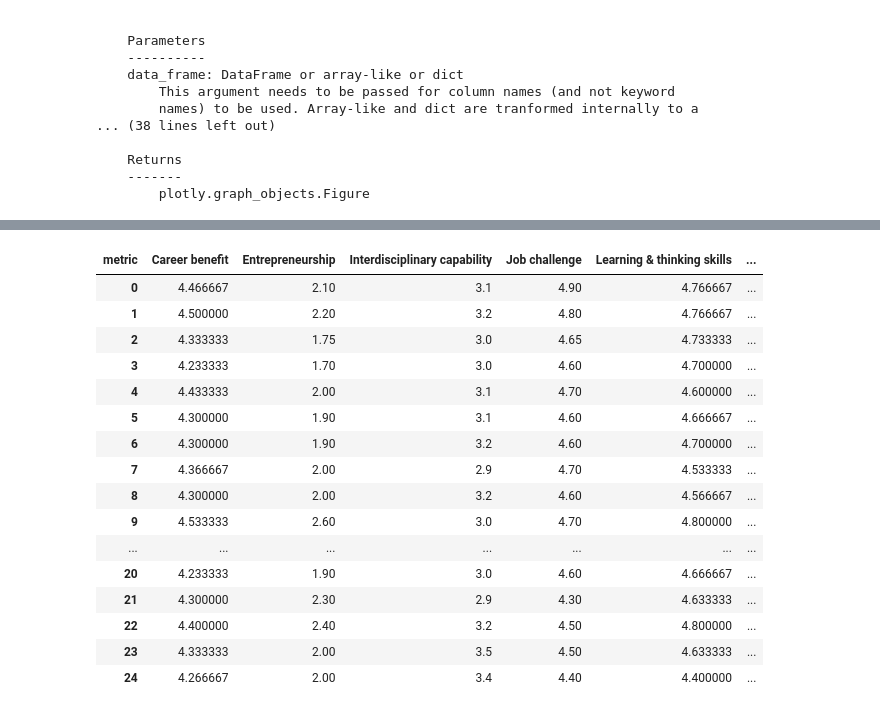
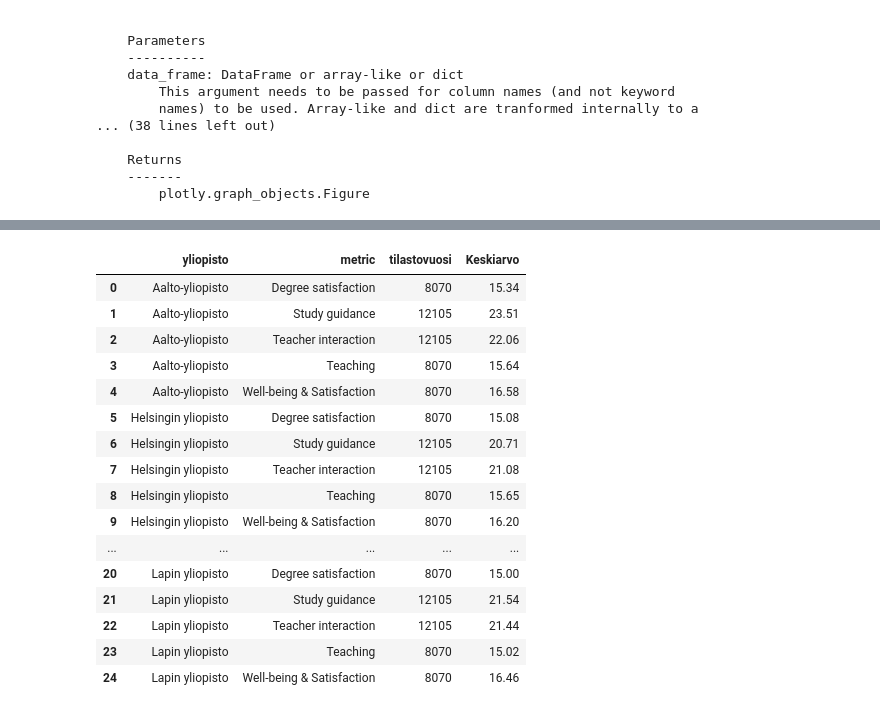
Before and after one commit to nopomi/fin-uni-data-visualization, a Jupyter notebook: data_loading_04_2020.ipynb, the cells around one changed output, grey strips where cells are left out. Saved outputs shown, nothing was run; the diff lists cells and outputs as text; code cells hidden in the pictures.

Commit message:
Completed filters and rough styling of all figures. Switched to using facet plots for figs 3-6. TODO: fixing career feedback and employment university indexes (some don't match).

```diff
--- a/data_loading_04_2020.ipynb
+++ b/data_loading_04_2020.ipynb
@@ -359,0 +354,19 @@ career_feedback.drop(['yliopisto-tilastovuosi'], axis=1, inplace=True)
+# %%
+student_feedback = pd.read_csv('data/opiskelijapalaute_data.csv')
+student_feedback = student_feedback[['väittämä', 'yliopisto', 'tilastovuosi', 'Keskiarvo (rahoitusmalli)']]
+student_feedback = student_feedback.rename(columns={'Keskiarvo (rahoitusmalli)':'Keskiarvo', 'väittämä':'metric'})
+student_feedback['metric'] = student_feedback['metric'].map({
+    'Voin hyvin yliopistossani.':'Well-being & Satisfaction',
+    'Olen tyytyväinen omaan opiskeluuni.':'Well-being & Satisfaction',
+    'Minun on ollut helppoa löytää opintoihini liittyvää tietoa ja tukea.':'Study guidance',
+    'Ongelmatilanteissa olen tarvittaessa löytänyt henkilön, jolta olen voinut pyytää neuvoa.':'Study guidance',
+    'Tarjolla on ollut riittävästi ohjausta opintojen suunnitteluun.':'Study guidance',
+    'Olen ollut  tyytyväinen käytettyihin opetusmenetelmiin.':'Teaching',
+    'Opetus on ollut  mielestäni pääosin laadukasta.':'Teaching',
+    'Olen ollut tyytyväinen vuorovaikutukseeni opetushenkilökunnan kanssa.':'Teacher interaction',
+    'Opettajilta saamani palaute on auttanut minua opinnoissani.':'Teacher interaction',
+    'Olen ollut tyytyväinen opinto-ohjelmani tarjoamiin vaikutus- ja osallistumismahdollisuuksiin (esim. opetussuunnitteluun osallistuminen ja palautteen antamisen mahdollisuudet).':'Teacher interaction',
+    'Koulutukseni on vastannut  sille asetettuja tavoitteita.':'Degree satisfaction',
+    'Koulutuksen myötä kehittynyt osaamiseni vastaa odotuksiani.':'Degree satisfaction',
+    'Tarjolla on ollut riittävästi ohjausta kandidaatin tutkielman laatimiseen/opinnäytteen tekemiseen.':'Thesis guidance'
+})
@@ -360,20 +380,26 @@ career_feedback.drop(['yliopisto-tilastovuosi'], axis=1, inplace=True)
+# %%
+values=[2017,2018]
+# %%
+filtered_sfeedback = student_feedback[student_feedback['tilastovuosi'].between(values[0], values[1])]
+# %%
+filtered_sfeedback = filtered_sfeedback.groupby(['yliopisto','metric'], as_index=False).sum()
 # %%
-career_feedback.head(25)
+filtered_sfeedback.head(25)
 # %% [output]
-| metric | Career benefit | Entrepreneurship | Interdisciplinary capability | Job challenge | Learning & thinking skills | ... |
-| 0 | 4.466667 | 2.10 | 3.1 | 4.90 | 4.766667 | ... |
-| 1 | 4.500000 | 2.20 | 3.2 | 4.80 | 4.766667 | ... |
-| 2 | 4.333333 | 1.75 | 3.0 | 4.65 | 4.733333 | ... |
-| 3 | 4.233333 | 1.70 | 3.0 | 4.60 | 4.700000 | ... |
-| 4 | 4.433333 | 2.00 | 3.1 | 4.70 | 4.600000 | ... |
-| 5 | 4.300000 | 1.90 | 3.1 | 4.60 | 4.666667 | ... |
-| 6 | 4.300000 | 1.90 | 3.2 | 4.60 | 4.700000 | ... |
-| 7 | 4.366667 | 2.00 | 2.9 | 4.70 | 4.533333 | ... |
-| 8 | 4.300000 | 2.00 | 3.2 | 4.60 | 4.566667 | ... |
-| 9 | 4.533333 | 2.60 | 3.0 | 4.70 | 4.800000 | ... |
-| ... | ... | ... | ... | ... | ... | ... |
-| 20 | 4.233333 | 1.90 | 3.0 | 4.60 | 4.666667 | ... |
-| 21 | 4.300000 | 2.30 | 2.9 | 4.30 | 4.633333 | ... |
-| 22 | 4.400000 | 2.40 | 3.2 | 4.50 | 4.800000 | ... |
-| 23 | 4.333333 | 2.00 | 3.5 | 4.50 | 4.633333 | ... |
-| 24 | 4.266667 | 2.00 | 3.4 | 4.40 | 4.400000 | ... |
+|  | yliopisto | metric | tilastovuosi | Keskiarvo |
+| 0 | Aalto-yliopisto | Degree satisfaction | 8070 | 15.34 |
+| 1 | Aalto-yliopisto | Study guidance | 12105 | 23.51 |
+| 2 | Aalto-yliopisto | Teacher interaction | 12105 | 22.06 |
+| 3 | Aalto-yliopisto | Teaching | 8070 | 15.64 |
+| 4 | Aalto-yliopisto | Well-being & Satisfaction | 8070 | 16.58 |
+| 5 | Helsingin yliopisto | Degree satisfaction | 8070 | 15.08 |
+| 6 | Helsingin yliopisto | Study guidance | 12105 | 20.71 |
+| 7 | Helsingin yliopisto | Teacher interaction | 12105 | 21.08 |
+| 8 | Helsingin yliopisto | Teaching | 8070 | 15.65 |
+| 9 | Helsingin yliopisto | Well-being & Satisfaction | 8070 | 16.20 |
+| ... | ... | ... | ... | ... |
+| 20 | Lapin yliopisto | Degree satisfaction | 8070 | 15.00 |
+| 21 | Lapin yliopisto | Study guidance | 12105 | 21.54 |
+| 22 | Lapin yliopisto | Teacher interaction | 12105 | 21.44 |
+| 23 | Lapin yliopisto | Teaching | 8070 | 15.02 |
+| 24 | Lapin yliopisto | Well-being & Satisfaction | 8070 | 16.46 |
```
Also changed, not shown: parts of 23 cells of this notebook, 8 other files.
